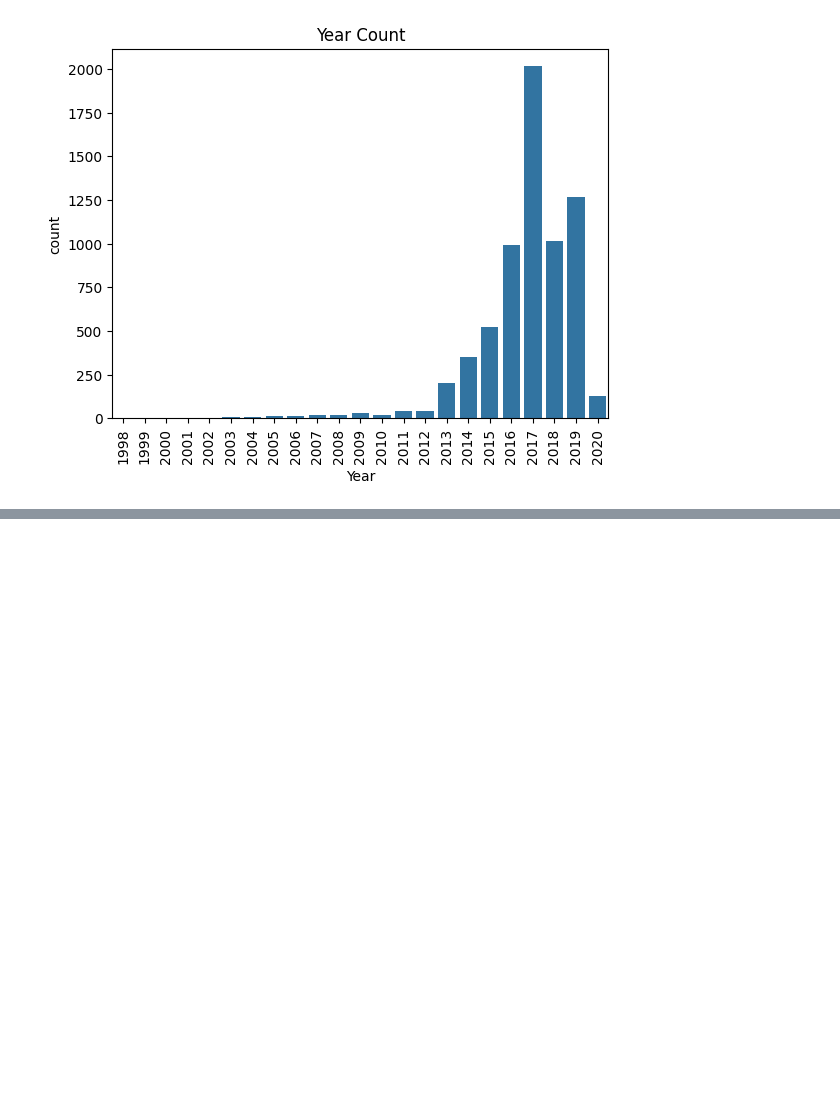
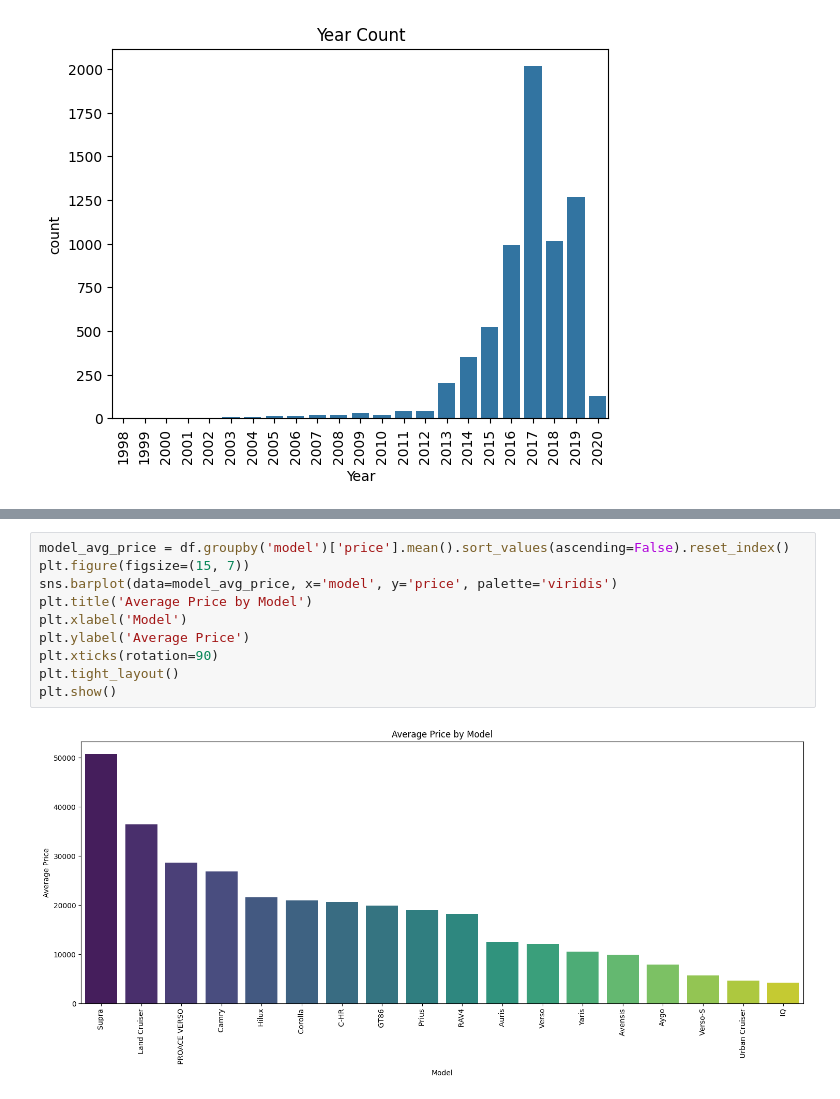
Before and after one commit to kxrrym03/Toyota-Used-Car-Insights, a Jupyter notebook: Toyota.ipynb, the cells around one changed output, grey strips where cells are left out. Drawn from its saved outputs; the diff is of its cells as text; blank space fills up the shorter version.

```diff
--- a/Toyota.ipynb
+++ b/Toyota.ipynb
@@ -132,0 +148,12 @@ plt.show()
+# %%
+model_avg_price = df.groupby('model')['price'].mean().sort_values(ascending=False).reset_index()
+plt.figure(figsize=(15, 7))
+sns.barplot(data=model_avg_price, x='model', y='price', palette='viridis')
+plt.title('Average Price by Model')
+plt.xlabel('Model')
+plt.ylabel('Average Price')
+plt.xticks(rotation=90)
+plt.tight_layout()
+plt.show()
+# %% [output]
+[figure, added]
```
Also changed, not shown: parts of 1 cell of this notebook.
